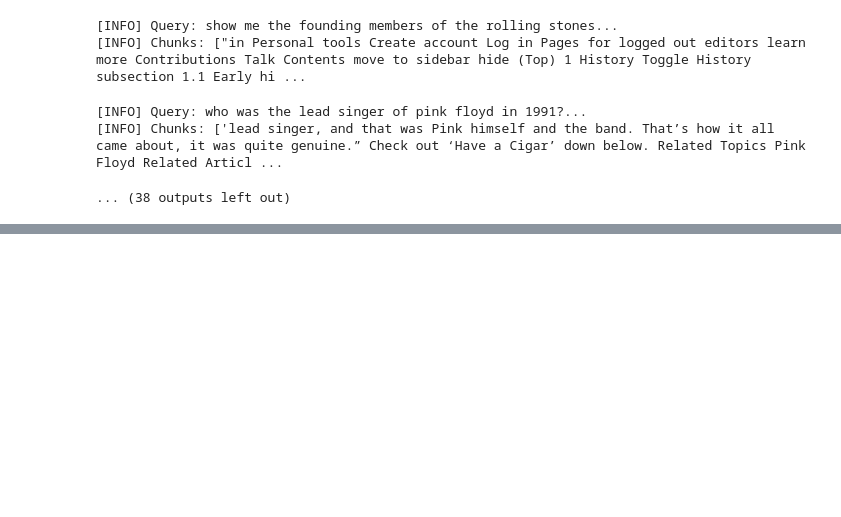
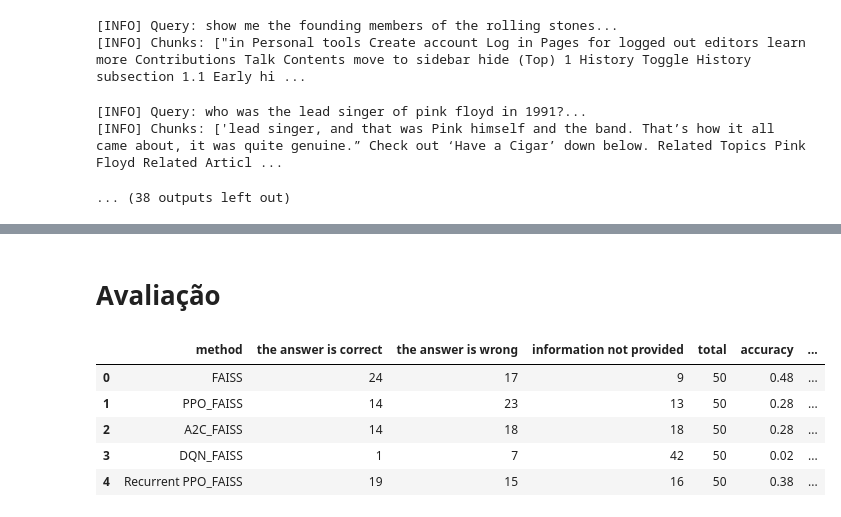
Before and after one commit to RafaelCostaF/rag_reinforcement_learning, a Jupyter notebook: FAISS_RAG_eval.ipynb, the cells around one changed output, grey strips where cells are left out. Saved outputs shown, nothing was run; the diff lists cells and outputs as text; code cells hidden in the pictures; blank space fills up the shorter version.

Commit message:
Resultado + avaliação

```diff
--- a/FAISS_RAG_eval.ipynb
+++ b/FAISS_RAG_eval.ipynb
@@ -175,0 +290,32 @@ df
+# %%
+import pandas as pd
+df = pd.read_parquet("resultado_completo_llm_modelos_e_faiss.parquet")
+# %%
+from Functions.llm import create_evaluation_prompt, call_llm
+
+methods = [
+    "FAISS",
+    "ppo_selected_chunks_filter_FAISS",
+    "a2c_selected_chunks_filter_FAISS",
+    "dqn_selected_chunks_filter_FAISS",
+    "recurrent_ppo_selected_chunks_filter_FAISS"
+]
+
+# Optional: initialize empty columns for judgments
+for method in methods:
+    df[f"{method}_judgment"] = None
+
+# Loop over rows and methods
+for idx, row in df.iterrows():
+    query = row["query"]
+    ground_truth = row["answer"]
+
+    for method in methods:
+        answer_data = row[method]
+        generated_answer = answer_data["answer"] if isinstance(answer_data, dict) else str(answer_data)
+
+        prompt = create_evaluation_prompt(query, ground_truth, generated_answer)
+        judgment = call_llm(prompt)
+
+        # Store the result in a new column
+        df.at[idx, f"{method}_judgment"] = judgment
@@ -175,0 +326,5 @@ df
+# %% [markdown]
+# Avaliação
+# %%
+import pandas as pd
+df = pd.read_parquet("resultado_completo_com_avaliacao.parquet")
@@ -175,0 +402,9 @@ df
+# %%
+get_metrics_df(df)
+# %% [output]
+|  | method | the answer is correct | the answer is wrong | information not provided | total | accuracy | ... |
+| 0 | FAISS | 24 | 17 | 9 | 50 | 0.48 | ... |
+| 1 | PPO_FAISS | 14 | 23 | 13 | 50 | 0.28 | ... |
+| 2 | A2C_FAISS | 14 | 18 | 18 | 50 | 0.28 | ... |
+| 3 | DQN_FAISS | 1 | 7 | 42 | 50 | 0.02 | ... |
+| 4 | Recurrent PPO_FAISS | 19 | 15 | 16 | 50 | 0.38 | ... |
```
Also changed, not shown: parts of 12 cells of this notebook, 4 other files.
